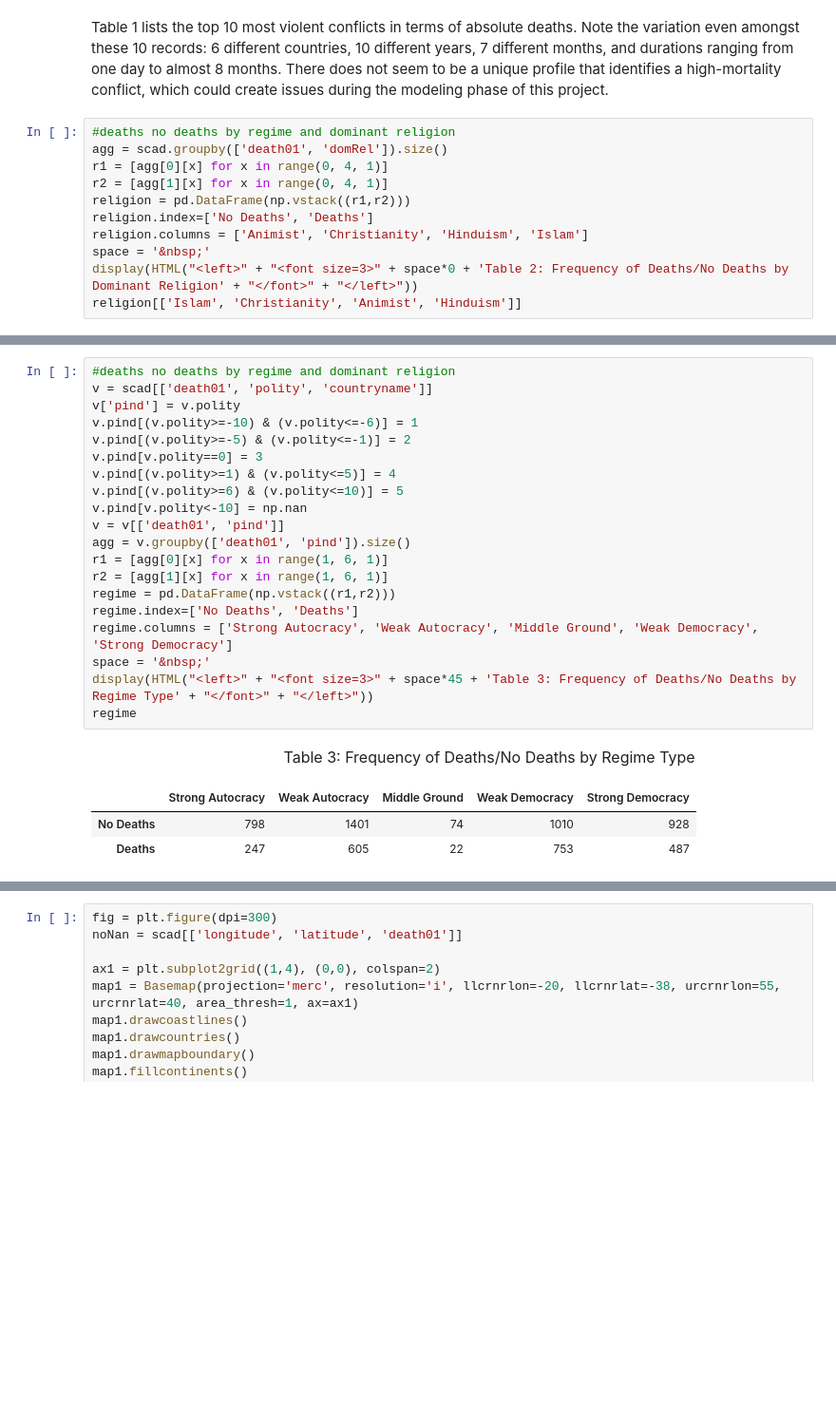
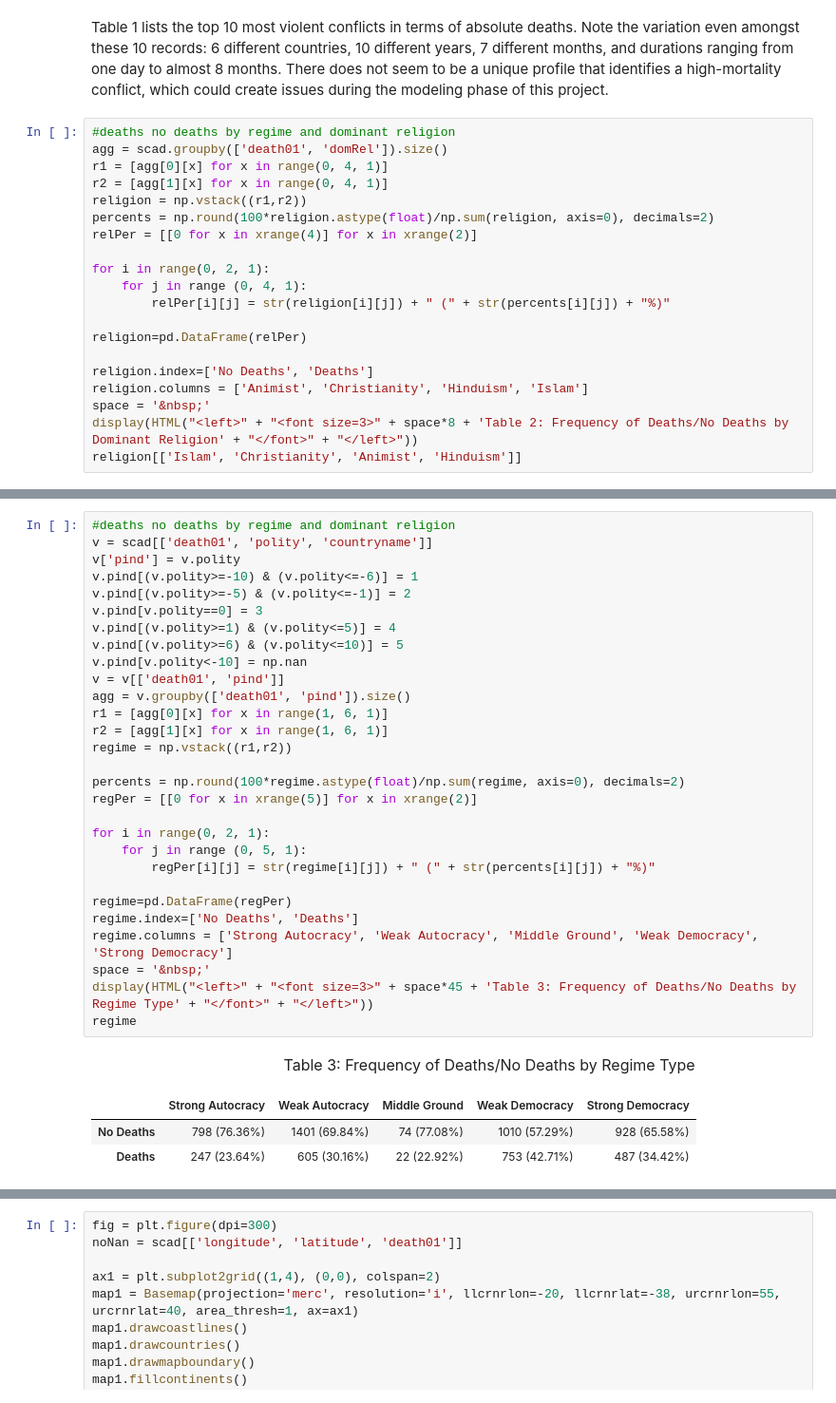
Before and after one commit to boyasm/STAT-222, a Jupyter notebook: Boyas 222 Project.ipynb, the cells around one changed output, grey strips where cells are left out. Shown at 95% size. Saved outputs shown, nothing was run; the diff lists cells and outputs as text; blank space fills up the shorter version.

Commit message:
edited tables to have percentages as well as absolute

```diff
--- a/Boyas 222 Project.ipynb
+++ b/Boyas 222 Project.ipynb
@@ -416,11 +418,20 @@ Table 1 lists the top 10 most violent conflicts in terms of absolute deaths.  No
 agg = scad.groupby(['death01', 'domRel']).size()
 r1 = [agg[0][x] for x in range(0, 4, 1)]
 r2 = [agg[1][x] for x in range(0, 4, 1)]
-religion = pd.DataFrame(np.vstack((r1,r2)))
+religion = np.vstack((r1,r2))
+percents = np.round(100*religion.astype(float)/np.sum(religion, axis=0), decimals=2)
+relPer = [[0 for x in xrange(4)] for x in xrange(2)]
+
+for i in range(0, 2, 1):
+    for j in range (0, 4, 1):
+        relPer[i][j] = str(religion[i][j]) + " (" + str(percents[i][j]) + "%)"
+
+religion=pd.DataFrame(relPer)
+
 religion.index=['No Deaths', 'Deaths']
 religion.columns = ['Animist', 'Christianity', 'Hinduism', 'Islam']
 space = '&nbsp;'
-display(HTML("<left>" + "<font size=3>" + space*0 + 'Table 2: Frequency of Deaths/No Deaths by Dominant Religion' + "</font>" + "</left>"))
+display(HTML("<left>" + "<font size=3>" + space*8 + 'Table 2: Frequency of Deaths/No Deaths by Dominant Religion' + "</font>" + "</left>"))
 religion[['Islam', 'Christianity', 'Animist', 'Hinduism']]
 # %% [output]
 Table 2: Frequency of Deaths/No Deaths by Dominant Religion
@@ -432,26 +443,35 @@ Table 2 lists shows the number of conflicts resulting in deaths / no deaths brok
 # %%
 #deaths no deaths by regime and dominant religion
 v = scad[['death01', 'polity', 'countryname']]
 v['pind'] = v.polity
 v.pind[(v.polity>=-10) & (v.polity<=-6)] = 1
 v.pind[(v.polity>=-5) & (v.polity<=-1)] = 2
 v.pind[v.polity==0] = 3
 v.pind[(v.polity>=1) & (v.polity<=5)] = 4
 v.pind[(v.polity>=6) & (v.polity<=10)] = 5
 v.pind[v.polity<-10] = np.nan
 v = v[['death01', 'pind']]
 agg = v.groupby(['death01', 'pind']).size()
 r1 = [agg[0][x] for x in range(1, 6, 1)]
 r2 = [agg[1][x] for x in range(1, 6, 1)]
-regime = pd.DataFrame(np.vstack((r1,r2)))
+regime = np.vstack((r1,r2))
+
+percents = np.round(100*regime.astype(float)/np.sum(regime, axis=0), decimals=2)
+regPer = [[0 for x in xrange(5)] for x in xrange(2)]
+
+for i in range(0, 2, 1):
+    for j in range (0, 5, 1):
+        regPer[i][j] = str(regime[i][j]) + " (" + str(percents[i][j]) + "%)"
+
+regime=pd.DataFrame(regPer)
 regime.index=['No Deaths', 'Deaths']
 regime.columns = ['Strong Autocracy', 'Weak Autocracy', 'Middle Ground', 'Weak Democracy', 'Strong Democracy']
 space = '&nbsp;'
 display(HTML("<left>" + "<font size=3>" + space*45 + 'Table 3: Frequency of Deaths/No Deaths by Regime Type' + "</font>" + "</left>"))
 regime
 # %% [output]
 Table 3: Frequency of Deaths/No Deaths by Regime Type
 |  | Strong Autocracy | Weak Autocracy | Middle Ground | Weak Democracy | Strong Democracy |
-| No Deaths | 798 | 1401 | 74 | 1010 | 928 |
-| Deaths | 247 | 605 | 22 | 753 | 487 |
+| No Deaths | 798 (76.36%) | 1401 (69.84%) | 74 (77.08%) | 1010 (57.29%) | 928 (65.58%) |
+| Deaths | 247 (23.64%) | 605 (30.16%) | 22 (22.92%) | 753 (42.71%) | 487 (34.42%) |
 # %% [markdown]
```
Also changed, not shown: parts of 14 cells of this notebook.
